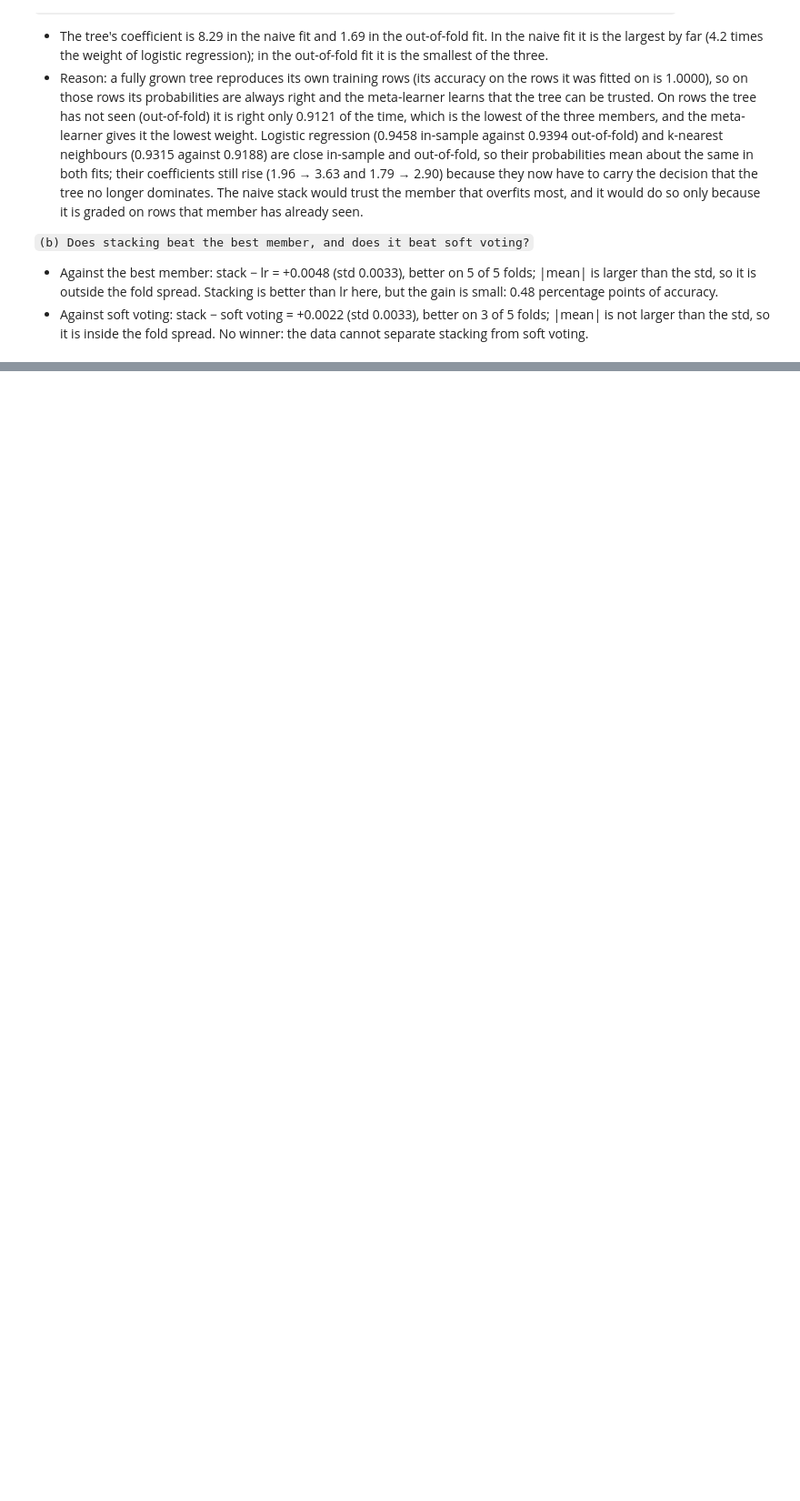
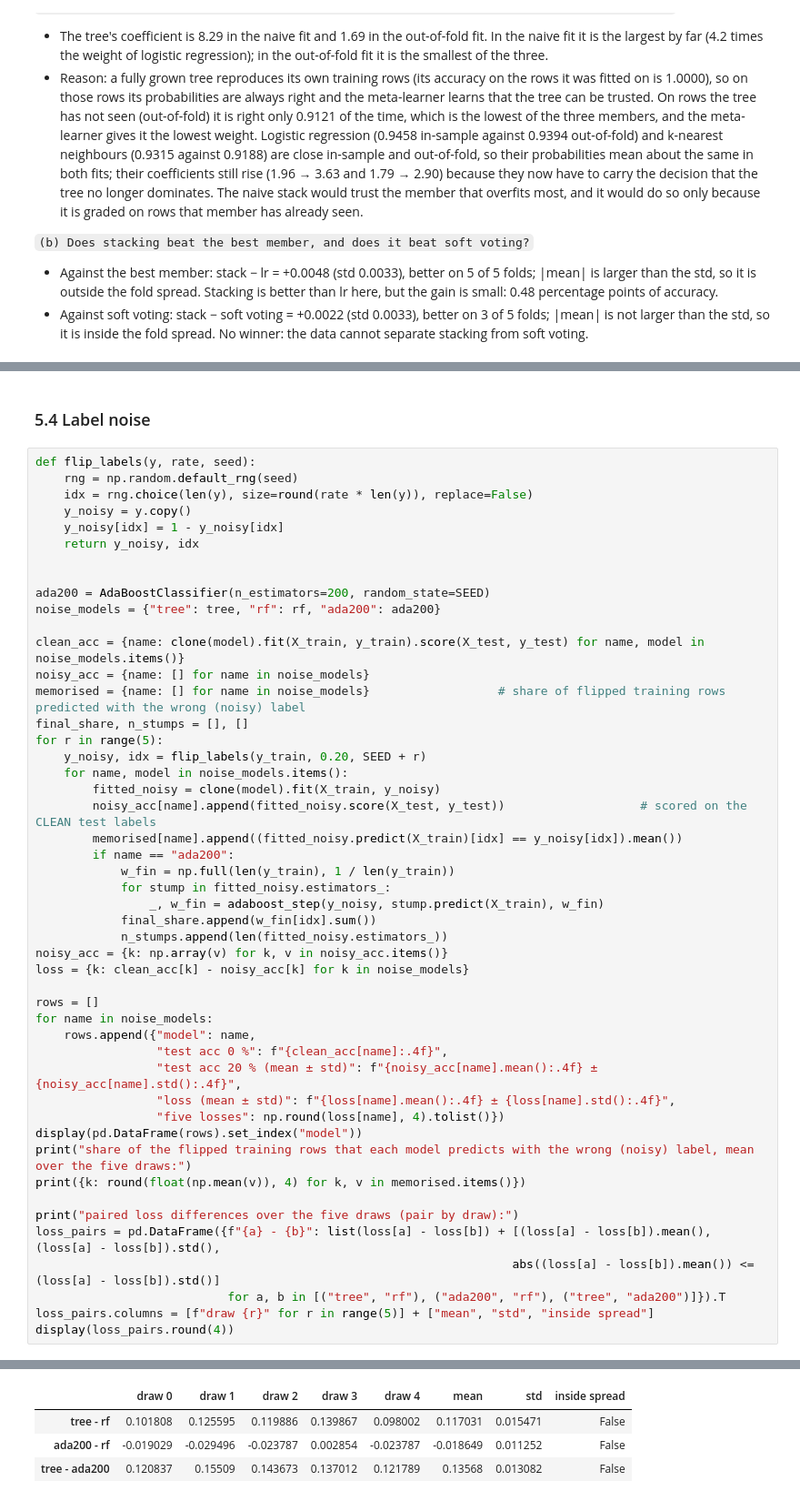
Before and after one commit to MrBiscit/task-04-ML-course, a Jupyter notebook: main.ipynb, the cells around one changed output, grey strips where cells are left out. Shown at 91% size. Cells and saved outputs as stored; diff of their text form; blank space fills up the shorter version.

```diff
--- a/main.ipynb
+++ b/main.ipynb
@@ -533,0 +681,51 @@ paired fold differences (accuracy):
+# %% [markdown]
+### 5.4 Label noise
+# %%
+def flip_labels(y, rate, seed):
+    rng = np.random.default_rng(seed)
+    idx = rng.choice(len(y), size=round(rate * len(y)), replace=False)
+    y_noisy = y.copy()
+    y_noisy[idx] = 1 - y_noisy[idx]
+    return y_noisy, idx
+
+
+ada200 = AdaBoostClassifier(n_estimators=200, random_state=SEED)
+noise_models = {"tree": tree, "rf": rf, "ada200": ada200}
+
+clean_acc = {name: clone(model).fit(X_train, y_train).score(X_test, y_test) for name, model in noise_models.items()}
+noisy_acc = {name: [] for name in noise_models}
+memorised = {name: [] for name in noise_models}                  # share of flipped training rows predicted with the wrong (noisy) label
+final_share, n_stumps = [], []
+for r in range(5):
+    y_noisy, idx = flip_labels(y_train, 0.20, SEED + r)
+    for name, model in noise_models.items():
+        fitted_noisy = clone(model).fit(X_train, y_noisy)
+        noisy_acc[name].append(fitted_noisy.score(X_test, y_test))                   # scored on the CLEAN test labels
+        memorised[name].append((fitted_noisy.predict(X_train)[idx] == y_noisy[idx]).mean())
+        if name == "ada200":
+            w_fin = np.full(len(y_train), 1 / len(y_train))
+            for stump in fitted_noisy.estimators_:
+                _, w_fin = adaboost_step(y_noisy, stump.predict(X_train), w_fin)
+            final_share.append(w_fin[idx].sum())
+            n_stumps.append(len(fitted_noisy.estimators_))
+noisy_acc = {k: np.array(v) for k, v in noisy_acc.items()}
+loss = {k: clean_acc[k] - noisy_acc[k] for k in noise_models}
+
+rows = []
+for name in noise_models:
+    rows.append({"model": name,
+                 "test acc 0 %": f"{clean_acc[name]:.4f}",
+                 "test acc 20 % (mean ± std)": f"{noisy_acc[name].mean():.4f} ± {noisy_acc[name].std():.4f}",
+                 "loss (mean ± std)": f"{loss[name].mean():.4f} ± {loss[name].std():.4f}",
+                 "five losses": np.round(loss[name], 4).tolist()})
+display(pd.DataFrame(rows).set_index("model"))
+print("share of the flipped training rows that each model predicts with the wrong (noisy) label, mean over the five draws:")
+print({k: round(float(np.mean(v)), 4) for k, v in memorised.items()})
+
+print("paired loss differences over the five draws (pair by draw):")
+loss_pairs = pd.DataFrame({f"{a} - {b}": list(loss[a] - loss[b]) + [(loss[a] - loss[b]).mean(), (loss[a] - loss[b]).std(),
+                                                                   abs((loss[a] - loss[b]).mean()) <= (loss[a] - loss[b]).std()]
+                           for a, b in [("tree", "rf"), ("ada200", "rf"), ("tree", "ada200")]}).T
+loss_pairs.columns = [f"draw {r}" for r in range(5)] + ["mean", "std", "inside spread"]
+display(loss_pairs.round(4))
+# %% [output]
@@ -533,0 +740,4 @@ paired fold differences (accuracy):
+|  | draw 0 | draw 1 | draw 2 | draw 3 | draw 4 | mean | std | inside spread |
+| tree - rf | 0.101808 | 0.125595 | 0.119886 | 0.139867 | 0.098002 | 0.117031 | 0.015471 | False |
+| ada200 - rf | -0.019029 | -0.029496 | -0.023787 | 0.002854 | -0.023787 | -0.018649 | 0.011252 | False |
+| tree - ada200 | 0.120837 | 0.15509 | 0.143673 | 0.137012 | 0.121789 | 0.13568 | 0.013082 | False |
```
Also changed, not shown: parts of 15 cells of this notebook.
